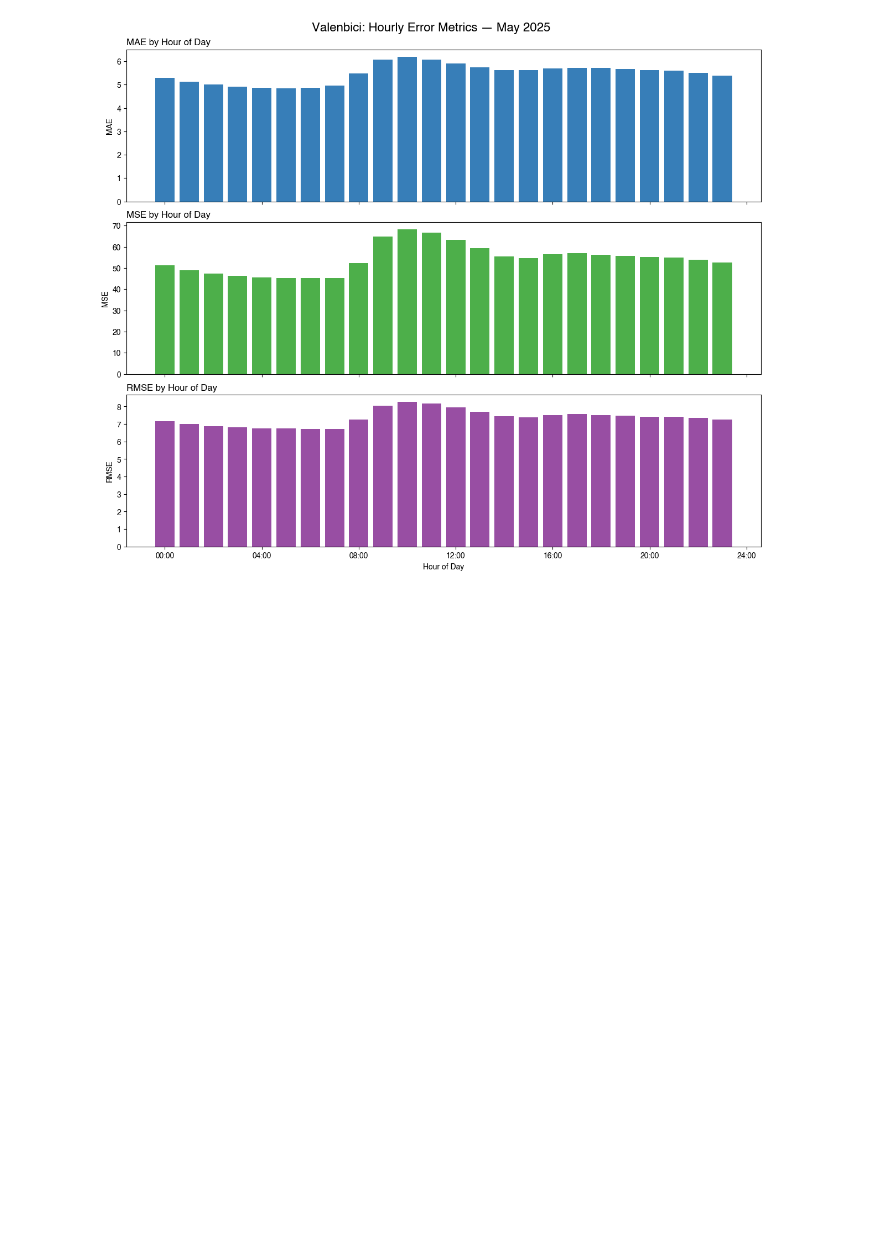
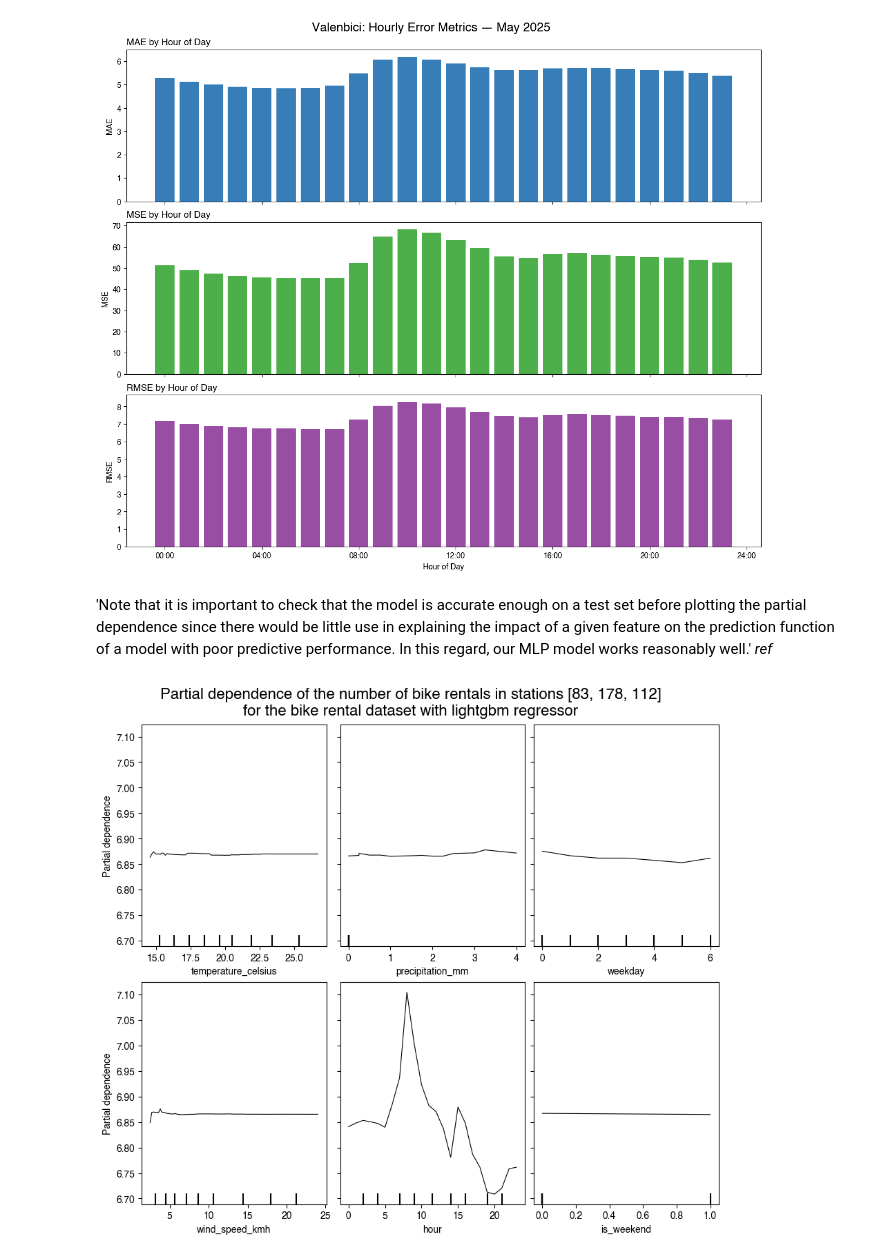
Before and after one commit to andreucs/smart-city, a Jupyter notebook: src/visuals.ipynb, the cells around one changed output. Drawn from its saved outputs; the diff is of its cells as text; code cells hidden in the pictures; blank space fills up the shorter version.

Commit message:
pdp and ice plots

```diff
--- a/src/visuals.ipynb
+++ b/src/visuals.ipynb
@@ -57,3 +57,13 @@ plot_metrics_by_hour(df)
 plot_metrics_by_hour_naive_forecast(df)
 # %% [output]
 [figure]
+# %% [markdown]
+'Note that it is important to check that the model is accurate enough on a test set before plotting the partial dependence since there would be little use in explaining the impact of a given feature on the prediction function of a model with poor predictive performance. In this regard, our MLP model works reasonably well.' *ref*
+# %%
+#partial dependece plot sin centrar
+plot_pdp_or_ice(
+    df,
+    station_ids=[83, 178, 112],#no se recomienda poner demasiadas estaciones puesto que el coste temporal es alto
+    choice = "pdp")
+# %% [output]
+[figure, added]
```
Also changed, not shown: parts of 3 cells of this notebook, 1 other file.
